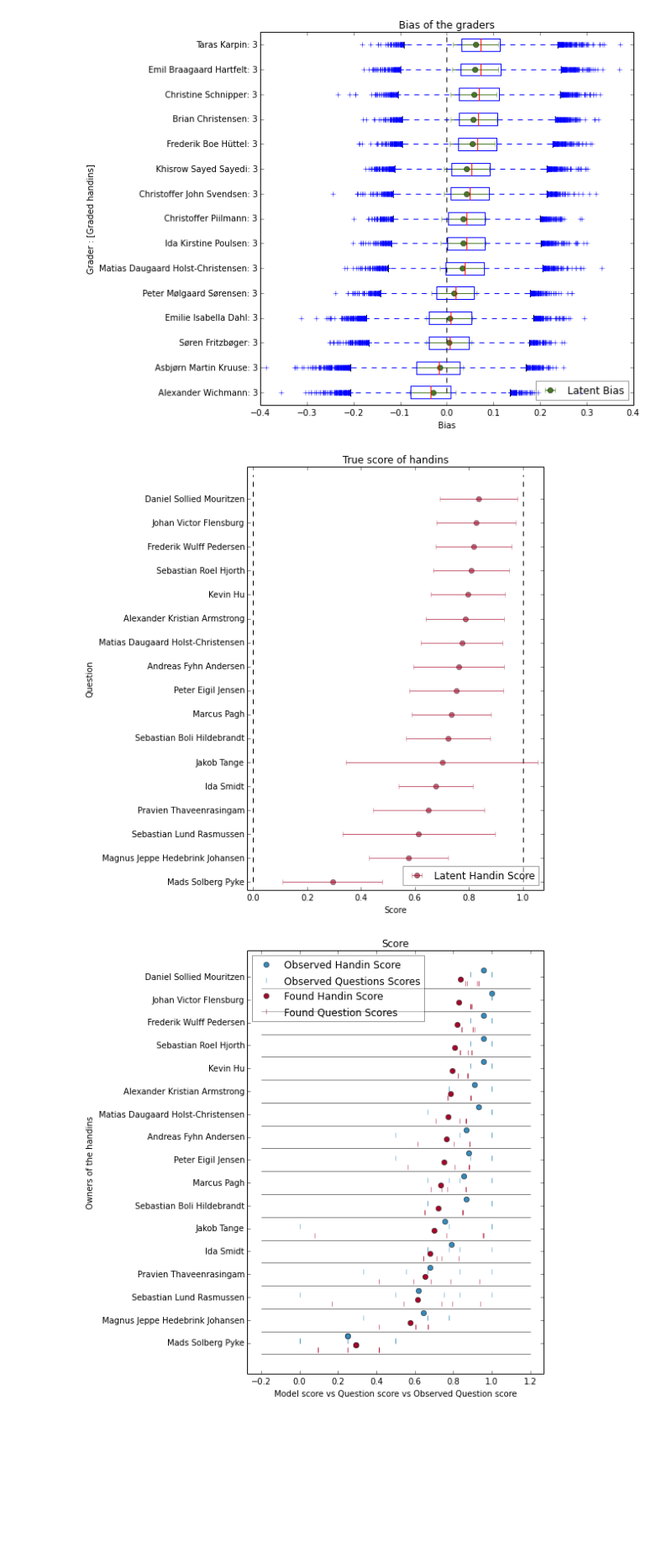
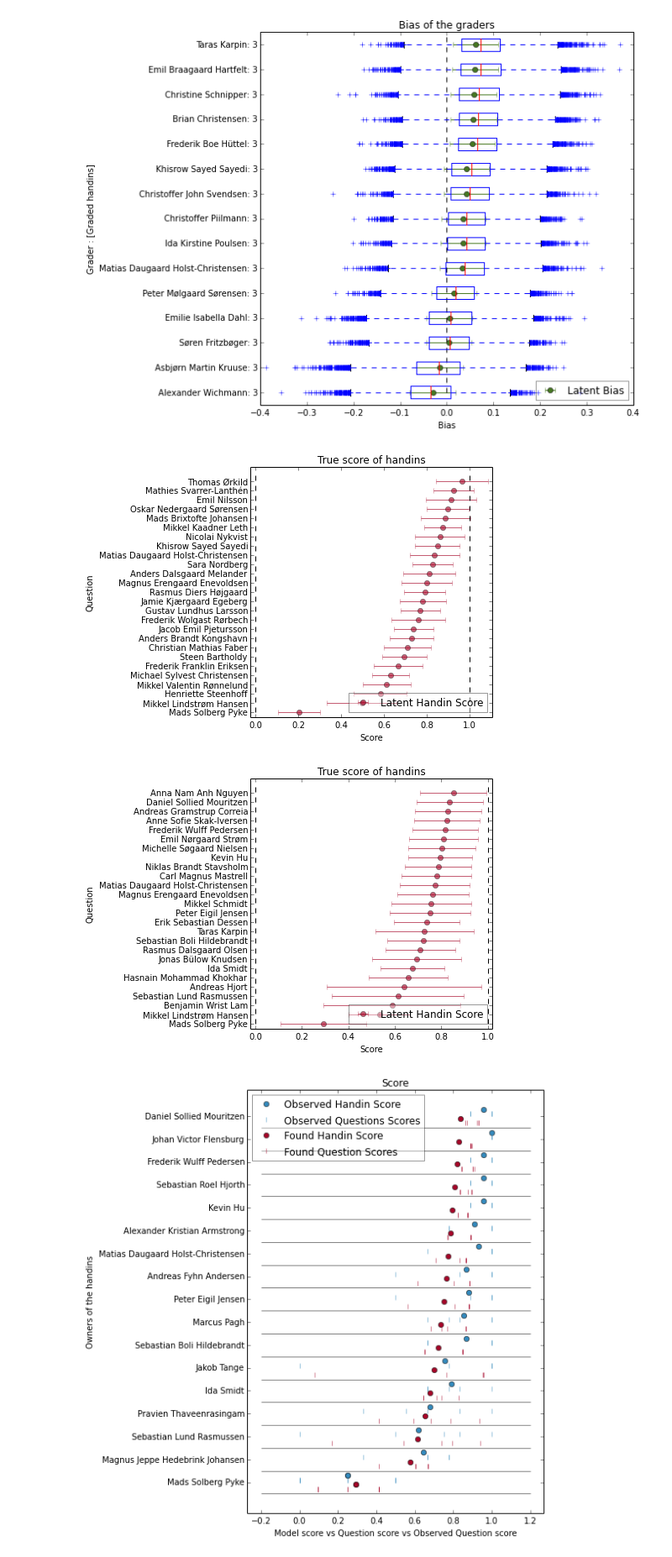
Before and after one commit to TomMalow/pymcmodels, a Jupyter notebook: Algorithms and Data Structures analysis.ipynb, the cells around one changed output. Shown at 84% size. Saved outputs shown, nothing was run; the diff lists cells and outputs as text; code cells hidden in the pictures; blank space fills up the shorter version.

Commit message:
add new figures

```diff
--- a/Algorithms and Data Structures analysis.ipynb
+++ b/Algorithms and Data Structures analysis.ipynb
@@ -44,6 +44,7 @@ class Handin_(object):
         self.owner = owner
         self.gradeings = dict()
         self.graders = list()
+        self.catched_score = dict()
 
     def add_grader(self,grader):
         self.graders.append(grader)
@@ -67,6 +68,18 @@ class Handin_(object):
             grader_answers.append((key,values[grader]))
         return grader_answers
 
+    def get_handin_score(self,g):
+        if g not in self.catched_score:
+            grader_g = list()
+            for answers in self.gradeings.itervalues():
+                if g not in  answers.answers:
+                    return None
+                grader_g.append(answers.answers[g])
+            self.catched_score[g] = np.mean(grader_g)
+
+        return self.catched_score[g]
+
+
 class Assignment_(object):
 
     def __init__(self, handins_input, graders_input, questions_input, n_gradings):
@@ -537,13 +683,20 @@ with PdfPages(fig_store + "Algo_Ass1_Bias.pdf") as pdf:
     pdf.savefig(fig)
 # %% [output]
 [figure]
+# %%
+#with PdfPages(fig_store + "Algo_Ass1_Handins.pdf") as pdf:
+#fig = plt.figure(figsize(8,8))
+plot_handins(a1_data,a1_result_MH,nth=10)
+#    pdf.savefig(fig)
+# %% [output]
+[figure, added]
 # %%
-with PdfPages(fig_store + "Algo_Ass1_Handins.pdf") as pdf:
-    fig = plt.figure(figsize(8,8))
-    plot_handins(a1_data,a1_result,nth=15)
-    pdf.savefig(fig)
+#with PdfPages(fig_store + "Algo_Ass1_Handins.pdf") as pdf:
+#fig = plt.figure(figsize(8,8))
+plot_handins(a1_data,a1_result,nth=10)
+#    pdf.savefig(fig)
 # %% [output]
-[figure, old version]
+[figure, new version]
 # %%
 with PdfPages(fig_store + "Algo_Ass1_Handins_Questions.pdf") as pdf:
     fig = plt.figure(figsize(8,8))
```
Also changed, not shown: parts of 3 cells of this notebook, 2 other files.
